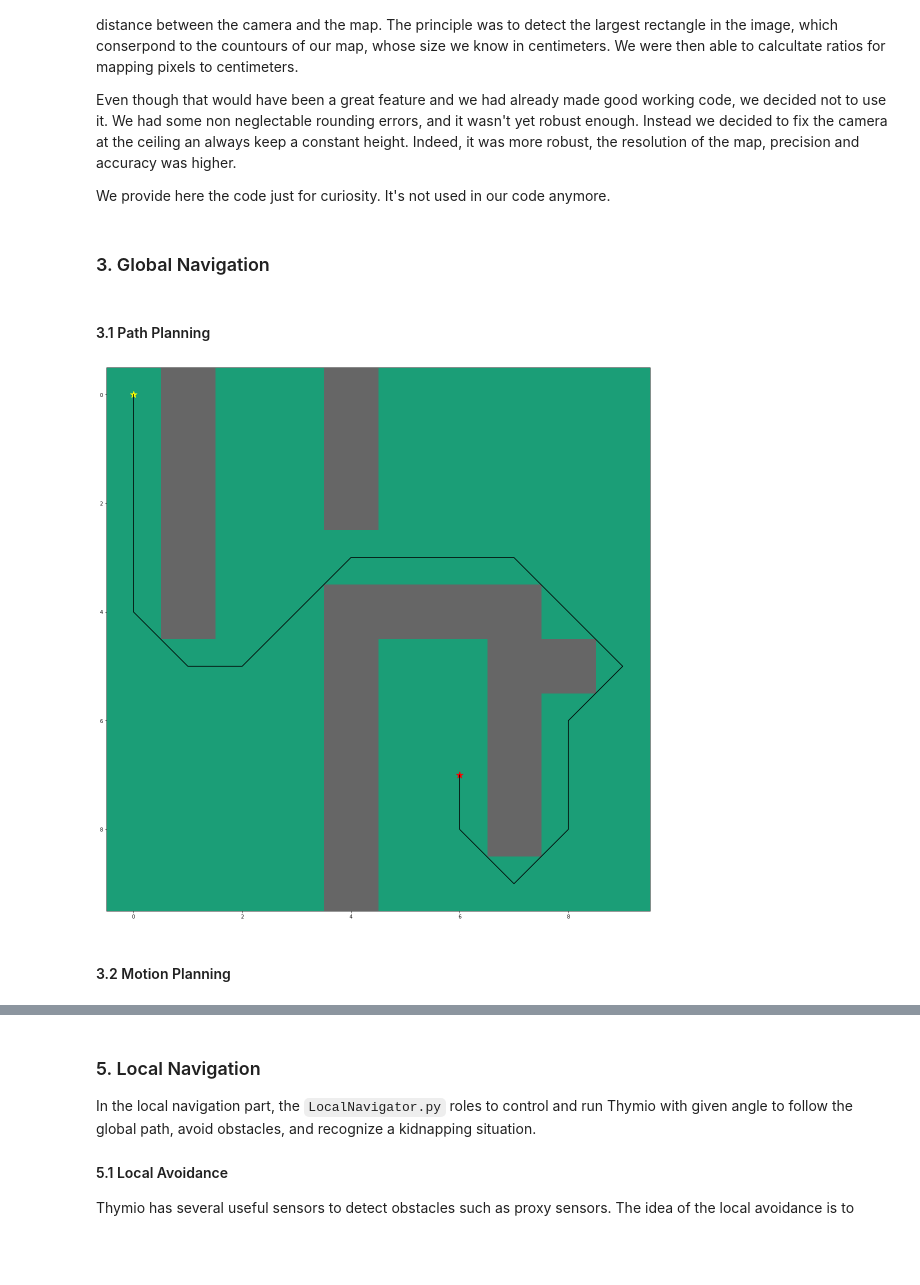
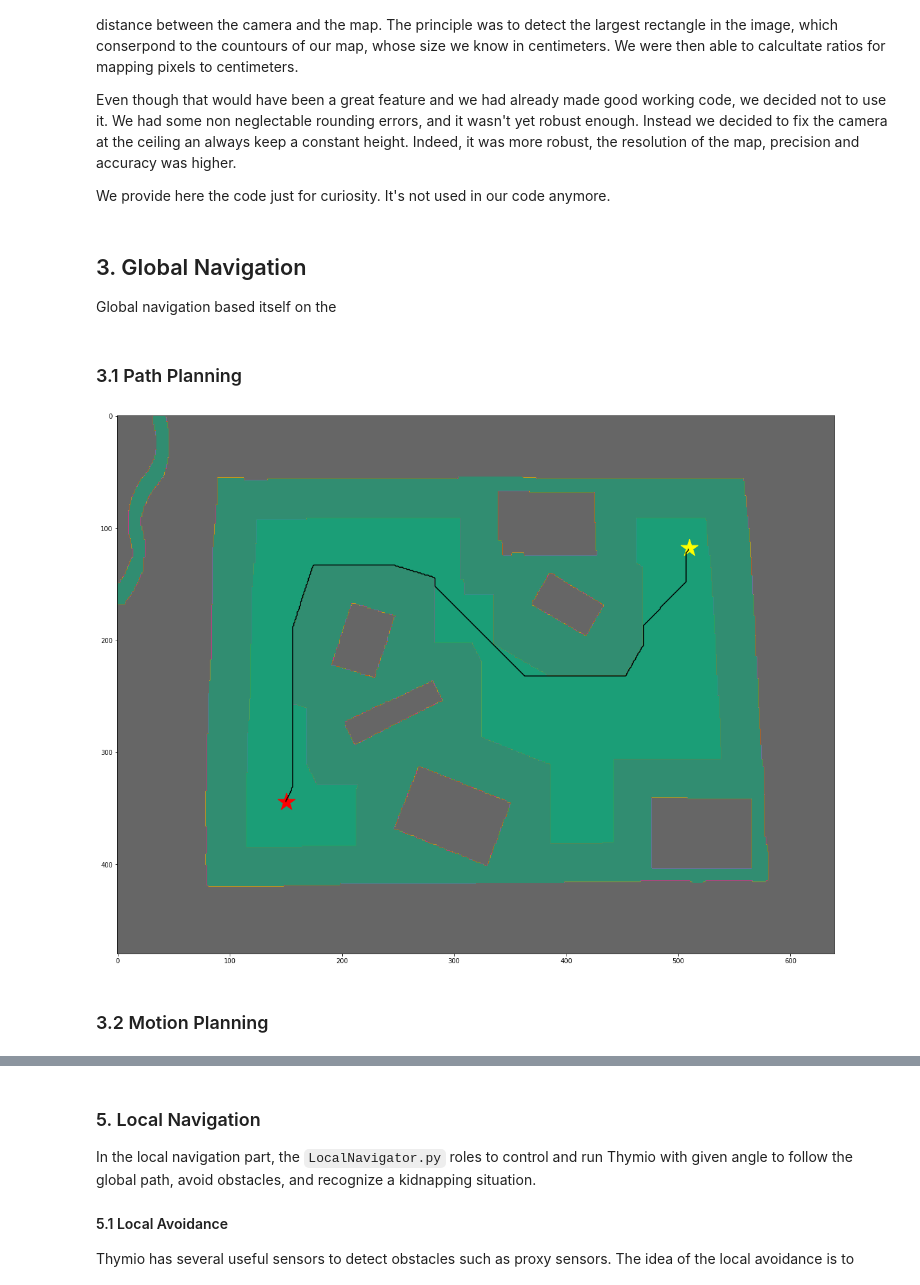
Before and after one commit to Batou1406/Mobile-Robotics-Project, a Jupyter notebook: Report_vision.ipynb, the cells around one changed output, grey strips where cells are left out. Saved outputs shown, nothing was run; the diff lists cells and outputs as text; code cells hidden in the pictures; blank space fills up the shorter version.

```diff
--- a/Report_vision.ipynb
+++ b/Report_vision.ipynb
@@ -277,15 +271,20 @@ plt.show()
 # %% [markdown]
 We can also just run the function "occupancy grid" which call the function detailed just above. Please mind that the results aren't exactly the same. This is because here, when calling Vision.obstaclesDetection, we can chose to expand or not the obstacles. The idea is to expand the obstacles of more than half thymio's width, so the optimized path won't come to close to the obstacles. Here we plot both, obsatcles in dark grey and expanded obstacles in light grey.
 # %%
-Vision.tresh = 40
-occupancy_grid = Vision.obstaclesDetection(True)
-obstacle_grid = Vision.obstaclesDetection(True)
+# manually seting the image and filter to work with instead of calling vision.initialize and vision.update
+# that need a camera
+vision.tresh = 40
+
+
+obstaclesMap = vision.obstaclesDetection(False)
+expendedObstaclesMap = vision.obstaclesDetection(True)
+
 
 #plot the occupancy grid
 fig, ax = plt.subplots(figsize=(10,10))
 plt.title("Occupancy Grid")
 ax = plt.gca()
 ax.invert_yaxis()
-ax.imshow(Vision.obstaclesDetection(False), cmap=plt.cm.Dark2)
-ax.imshow(Vision.obstaclesDetection(True), cmap=plt.cm.Dark2, alpha=0.3)
+ax.imshow(obstaclesMap, cmap=plt.cm.Dark2)
+_=ax.imshow(expendedObstaclesMap, cmap=plt.cm.Dark2, alpha=0.3)
 # %% [output]
@@ -372,58 +368,36 @@ def Size(self):
     self.ratioY=h
     return True
 # %% [markdown]
-### 3. Global Navigation <a class="anchor" id="chapter3"></a>
+## 3. Global Navigation <a class="anchor" id="chapter3"></a>
+
+Global navigation based itself on the
 # %% [markdown]
-#### 3.1 Path Planning <a class="anchor" id="section_3_1"></a>
+### 3.1 Path Planning <a class="anchor" id="section_3_1"></a>
 # %%
 import ShorthestPath as sp
 
 
-route=ShorthestPath.astar(globalMap.getObstacles(),globalMap.getMapSize()[0], globalMap.getMapSize()[1],
+route=sp.astar(globalMap.getObstacles(),globalMap.getMapSize()[0], globalMap.getMapSize()[1],
                               globalMap.getRobot(), globalMap.getGoal())
 
 
-obstacleGrid = np.array([[0, 1, 0, 0, 1, 0, 0, 0, 0, 0],
-                         [0, 1, 0, 0, 1, 0, 0, 0, 0, 0],
-                         [0, 1, 0, 0, 1, 0, 0, 0, 0, 0],
-                         [0, 1, 0, 0, 0, 0, 0, 0, 0, 0],
-                         [0, 1, 0, 0, 1, 1, 1, 1, 0, 0],
-                         [0, 0, 0, 0, 1, 0, 0, 1, 1, 0],
-                         [0, 0, 0, 0, 1, 0, 0, 1, 0, 0],
-                         [0, 0, 0, 0, 1, 0, 0, 1, 0, 0],
-                         [0, 0, 0, 0, 1, 0, 0, 1, 0, 0],
-                         [0, 0, 0, 0, 1, 0, 0, 0, 0, 0]])
-
-start = (0, 0)
-goal = (6, 7)
-width = 10
-height = 10
-
-route = sp.astar(obstacleGrid,height, width, start, goal)
-route = route + [start]
-#route = route[::-1]
-
-
-# plot the path
-#extract x and y coordinates from route list
+# Display
 x_coords = []
 y_coords = []
-
 for i in (range(0,len(route))):
     x = route[i][1]
     y = route[i][0]
     x_coords.append(x)
     y_coords.append(y)
-
-# plot map and path
 fig, ax = plt.subplots(figsize=(20,20))
-ax.imshow(obstacleGrid, cmap=plt.cm.Dark2)
-ax.scatter(start[0],start[1], marker = "*", color = "yellow", s = 200)
-ax.scatter(goal[0],goal[1], marker = "*", color = "red", s = 200)
+ax.imshow(obstaclesMap, cmap=plt.cm.Dark2)
+ax.imshow(globalMap.getObstacles(), cmap=plt.cm.Dark2, alpha=0.3)
+ax.scatter(globalMap.getRobot()[0],globalMap.getRobot()[1], marker = "*", color = "yellow", s = 800)
+ax.scatter(globalMap.getGoal()[0],globalMap.getGoal()[1], marker = "*", color = "red", s = 800)
 ax.plot(y_coords,x_coords, color = "black")
 plt.show()
 # %% [output]
-[figure, old version]
+[figure, new version]
 # %% [markdown]
-#### 3.2 Motion Planning<a class="anchor" id="section_3_2"></a>
+### 3.2 Motion Planning<a class="anchor" id="section_3_2"></a>
 # %% [markdown]
```
Also changed, not shown: parts of 8 cells of this notebook, 1 other file.
